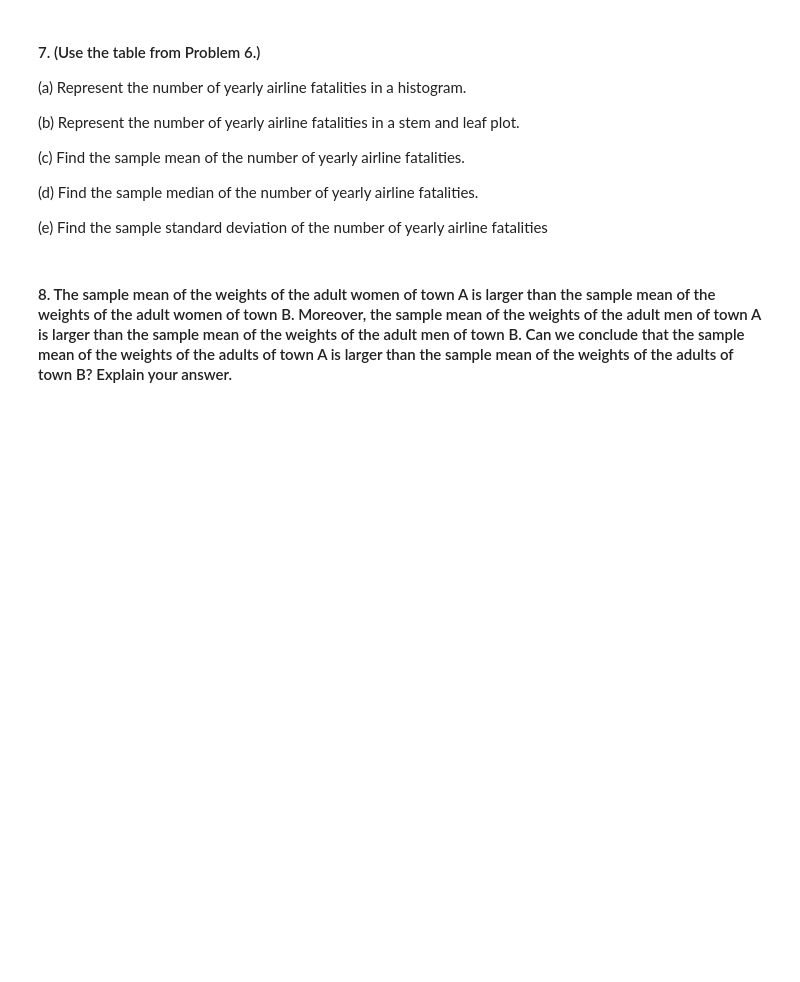
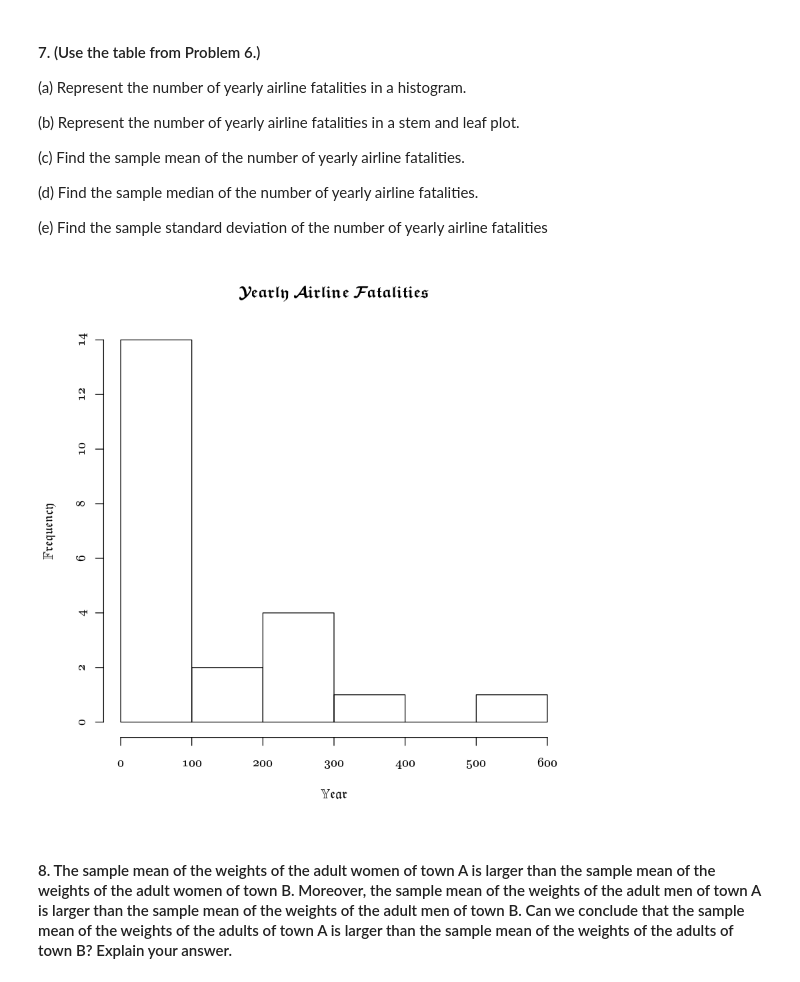
Before and after one commit to AvocadosConstant/university-work, a Jupyter notebook: math327/math327-hw-01.ipynb, the cells around one changed output. Cells and saved outputs as stored; diff of their text form; code cells hidden in the pictures; blank space fills up the shorter version.

```diff
--- a/math327/math327-hw-01.ipynb
+++ b/math327/math327-hw-01.ipynb
@@ -91,6 +98,11 @@ prices
 (d) Find the sample median of the number of yearly airline fatalities.
 
 (e) Find the sample standard deviation of the number of yearly airline fatalities
+# %%
+fatalities <- c(197, 5, 231, 285, 278, 39, 62, 33, 1, 239, 166, 342, 3, 1, 12, 89, 531, 0, 22, 13, 22, 50)
+hist(fatalities, main="Yearly Airline Fatalities", xlab="Year")#, xlim=c(1985, 2006), breaks=1)
+# %% [output]
+[figure, added]
 # %% [markdown]
 #### 8. The sample mean of the weights of the adult women of town A is larger than the sample mean of the weights of the adult women of town B. Moreover, the sample mean of the weights of the adult men of town A is larger than the sample mean of the weights of the adult men of town B. Can we conclude that the sample mean of the weights of the adults of town A is larger than the sample mean of the weights of the adults of town B? Explain your answer.
 # %% [markdown]
```
Also changed, not shown: parts of 2 cells of this notebook.
